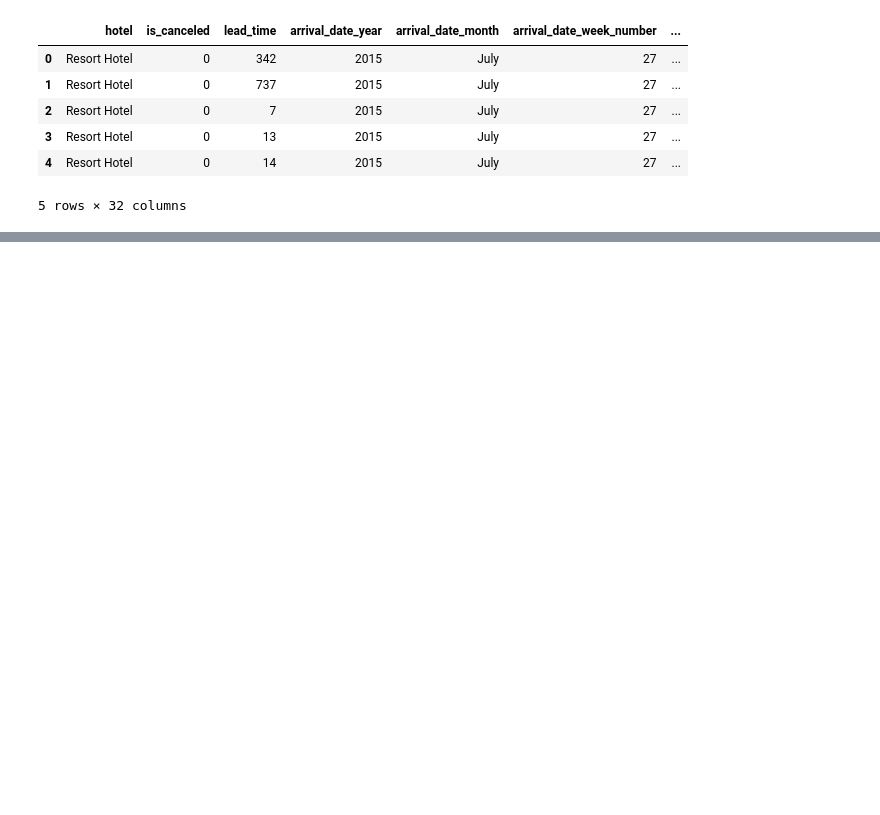
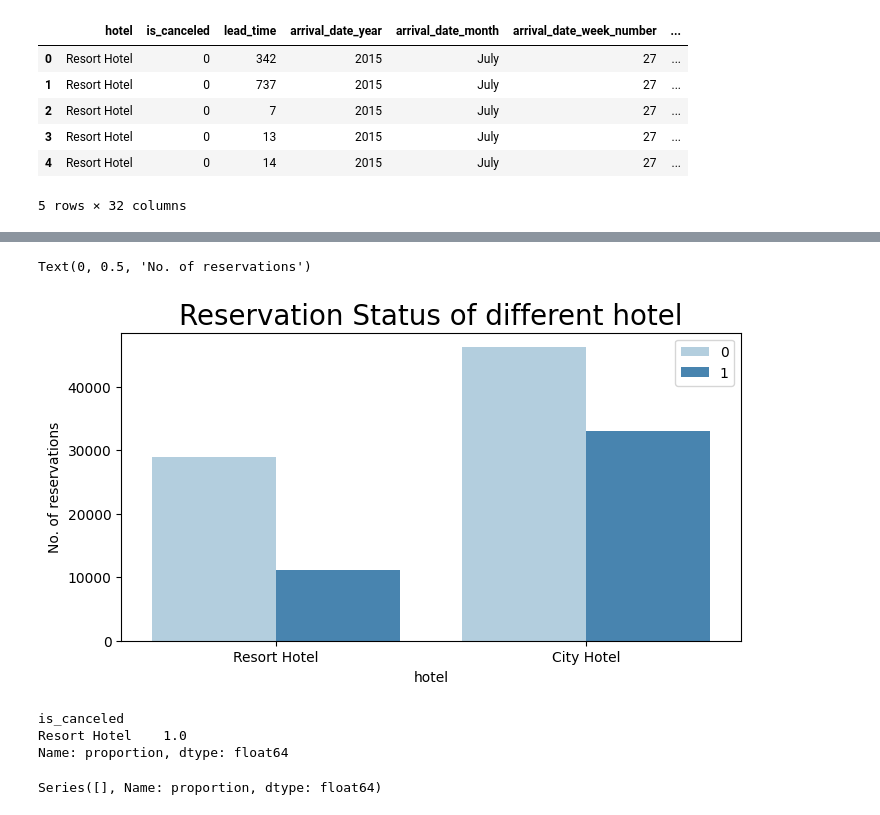
Before and after one commit to satishsinha/Hotel-Booking-Data-Analysis-Pandas, a Jupyter notebook: Analysis.ipynb, the cells around one changed output, grey strips where cells are left out. Drawn from its saved outputs; the diff is of its cells as text; code cells hidden in the pictures; blank space fills up the shorter version.

```diff
--- a/Analysis.ipynb
+++ b/Analysis.ipynb
@@ -14,0 +224,24 @@ data.head()
+# %%
+plt.figure(figsize = (8,4))
+ax1 = sns.countplot(x = 'hotel', hue= 'is_canceled', data =df, palette = 'Blues')
+ax1.legend(bbox_to_anchor=(1,1))
+plt.title('Reservation Status of different hotel', size = 20)
+plt.xlabel('hotel')
+plt.ylabel('No. of reservations')
+# %% [output]
+Text(0, 0.5, 'No. of reservations')
+[figure, added]
+# %%
+## Percentage in cancellation of resort Hotel
+resort_hotel = df[df['is_canceled'] == 'Resort Hotel']
+resort_hotel['is_canceled'].value_counts(normalize = True)
+# %% [output]
+is_canceled
+Resort Hotel    1.0
+Name: proportion, dtype: float64
+# %%
+## Percentage in cancellation of City Hotel
+city_hotel = df[df['is_canceled'] == 'City Hotel']
+city_hotel['is_canceled'].value_counts(normalize = True)
+# %% [output]
+Series([], Name: proportion, dtype: float64)
```
Also changed, not shown: parts of 20 cells of this notebook.
